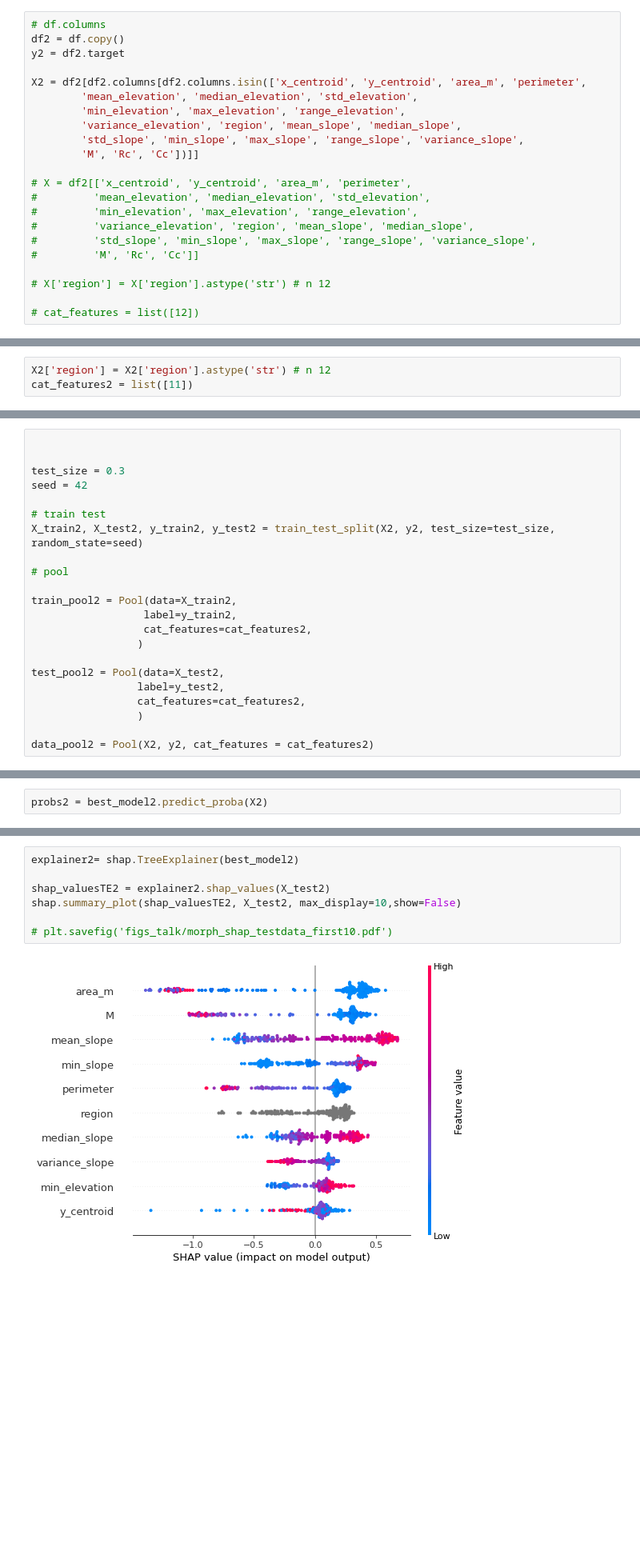
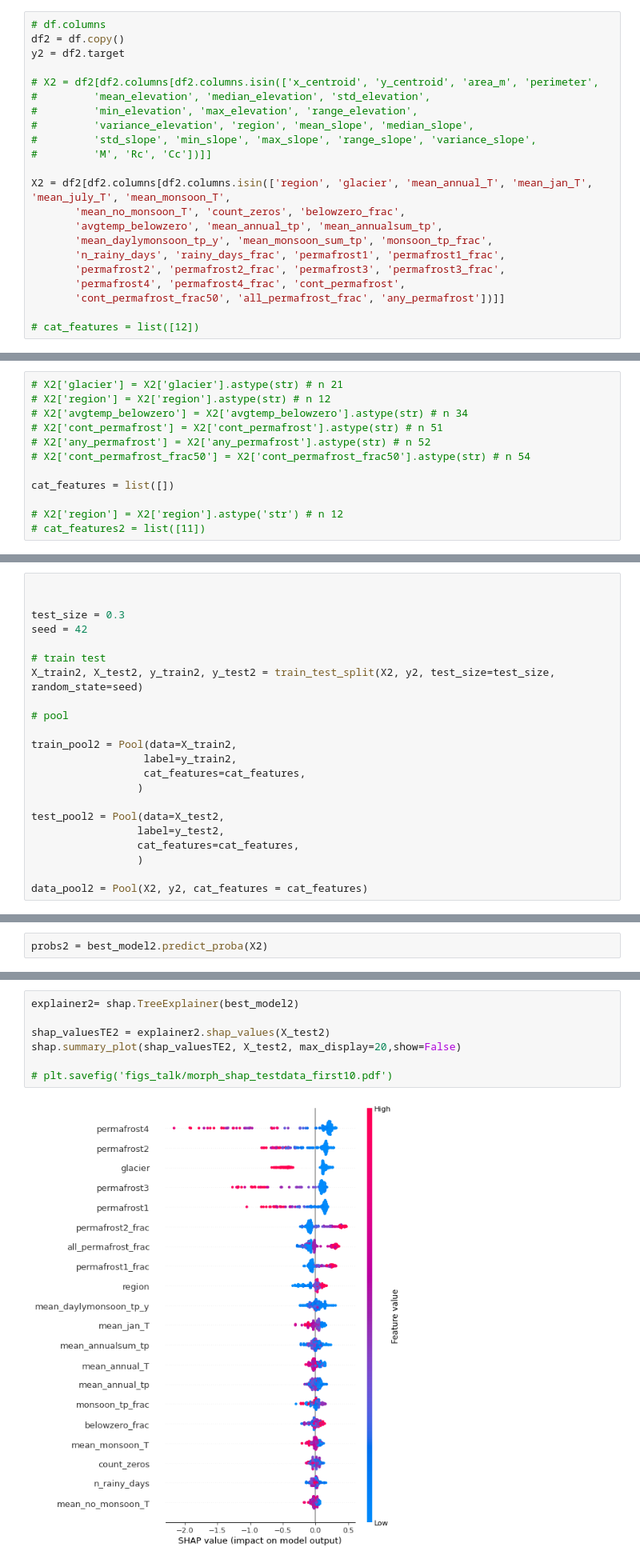
Before and after one commit to varyabazilova/alluvialfans, a Jupyter notebook: ml_model/catboost_morph_climate.ipynb, the cells around one changed output, grey strips where cells are left out. Shown at 80% size. Drawn from its saved outputs; the diff is of its cells as text; blank space fills up the shorter version.

```diff
--- a/ml_model/catboost_morph_climate.ipynb
+++ b/ml_model/catboost_morph_climate.ipynb
@@ -344,20 +439,20 @@ a = ['x_centroid', 'y_centroid', 'area_m', 'perimeter',
 df2 = df.copy()
 y2 = df2.target
 
-X2 = df2[df2.columns[df2.columns.isin(['x_centroid', 'y_centroid', 'area_m', 'perimeter',
-        'mean_elevation', 'median_elevation', 'std_elevation',
-        'min_elevation', 'max_elevation', 'range_elevation',
-        'variance_elevation', 'region', 'mean_slope', 'median_slope',
-        'std_slope', 'min_slope', 'max_slope', 'range_slope', 'variance_slope',
-        'M', 'Rc', 'Cc'])]]
-
-# X = df2[['x_centroid', 'y_centroid', 'area_m', 'perimeter',
+# X2 = df2[df2.columns[df2.columns.isin(['x_centroid', 'y_centroid', 'area_m', 'perimeter',
 #         'mean_elevation', 'median_elevation', 'std_elevation',
 #         'min_elevation', 'max_elevation', 'range_elevation',
 #         'variance_elevation', 'region', 'mean_slope', 'median_slope',
 #         'std_slope', 'min_slope', 'max_slope', 'range_slope', 'variance_slope',
-#         'M', 'Rc', 'Cc']]
+#         'M', 'Rc', 'Cc'])]]
 
-# X['region'] = X['region'].astype('str') # n 12
+X2 = df2[df2.columns[df2.columns.isin(['region', 'glacier', 'mean_annual_T', 'mean_jan_T', 'mean_july_T', 'mean_monsoon_T',
+       'mean_no_monsoon_T', 'count_zeros', 'belowzero_frac',
+       'avgtemp_belowzero', 'mean_annual_tp', 'mean_annualsum_tp',
+       'mean_daylymonsoon_tp_y', 'mean_monsoon_sum_tp', 'monsoon_tp_frac',
+       'n_rainy_days', 'rainy_days_frac', 'permafrost1', 'permafrost1_frac',
+       'permafrost2', 'permafrost2_frac', 'permafrost3', 'permafrost3_frac',
+       'permafrost4', 'permafrost4_frac', 'cont_permafrost',
+       'cont_permafrost_frac50', 'all_permafrost_frac', 'any_permafrost'])]]
 
 # cat_features = list([12])
@@ -364,3 +461,12 @@ X2 = df2[df2.columns[df2.columns.isin(['x_centroid', 'y_centroid', 'area_m', 'pe
 # %%
-X2['region'] = X2['region'].astype('str') # n 12
-cat_features2 = list([11])
+# X2['glacier'] = X2['glacier'].astype(str) # n 21
+# X2['region'] = X2['region'].astype(str) # n 12
+# X2['avgtemp_belowzero'] = X2['avgtemp_belowzero'].astype(str) # n 34
+# X2['cont_permafrost'] = X2['cont_permafrost'].astype(str) # n 51
+# X2['any_permafrost'] = X2['any_permafrost'].astype(str) # n 52
+# X2['cont_permafrost_frac50'] = X2['cont_permafrost_frac50'].astype(str) # n 54
+
+cat_features = list([])
+
+# X2['region'] = X2['region'].astype('str') # n 12
+# cat_features2 = list([11])
@@ -384,15 +489,15 @@ X_train2, X_test2, y_train2, y_test2 = train_test_split(X2, y2, test_size=test_s
 
 train_pool2 = Pool(data=X_train2,
                   label=y_train2,
-                  cat_features=cat_features2,
+                  cat_features=cat_features,
                  )
 
 test_pool2 = Pool(data=X_test2,
                  label=y_test2,
-                 cat_features=cat_features2,
+                 cat_features=cat_features,
                  )
 
-data_pool2 = Pool(X2, y2, cat_features = cat_features2)
+data_pool2 = Pool(X2, y2, cat_features = cat_features)
 # %%
 
 # ------ best model ------
@@ -495,10 +604,10 @@ shap_values_test2 = shap_values_test2[:,:-1]
 # %%
 explainer2= shap.TreeExplainer(best_model2)
 
 shap_valuesTE2 = explainer2.shap_values(X_test2)
-shap.summary_plot(shap_valuesTE2, X_test2, max_display=10,show=False)
+shap.summary_plot(shap_valuesTE2, X_test2, max_display=20,show=False)
 
 # plt.savefig('figs_talk/morph_shap_testdata_first10.pdf')
 # %% [output]
-[figure, old version]
+[figure, new version]
 # %%
```
Also changed, not shown: parts of 27 cells of this notebook, 4 other files.
